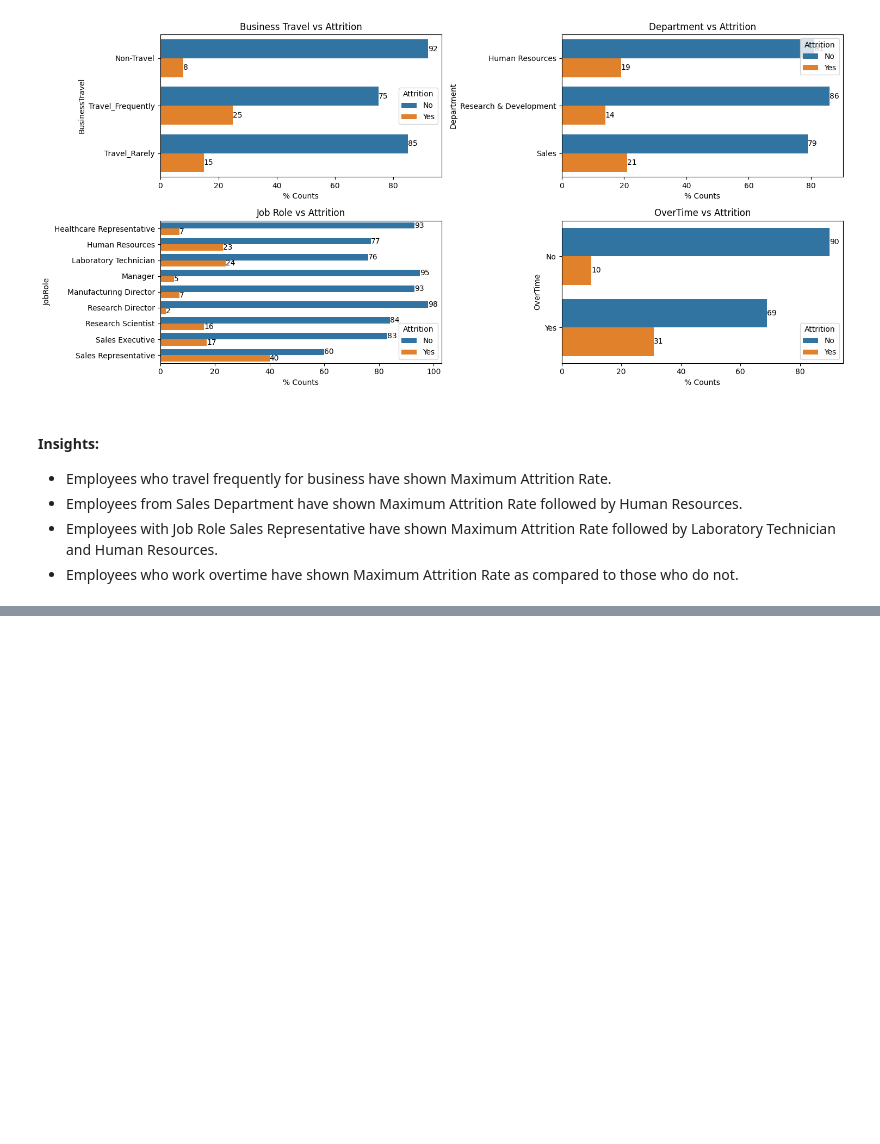
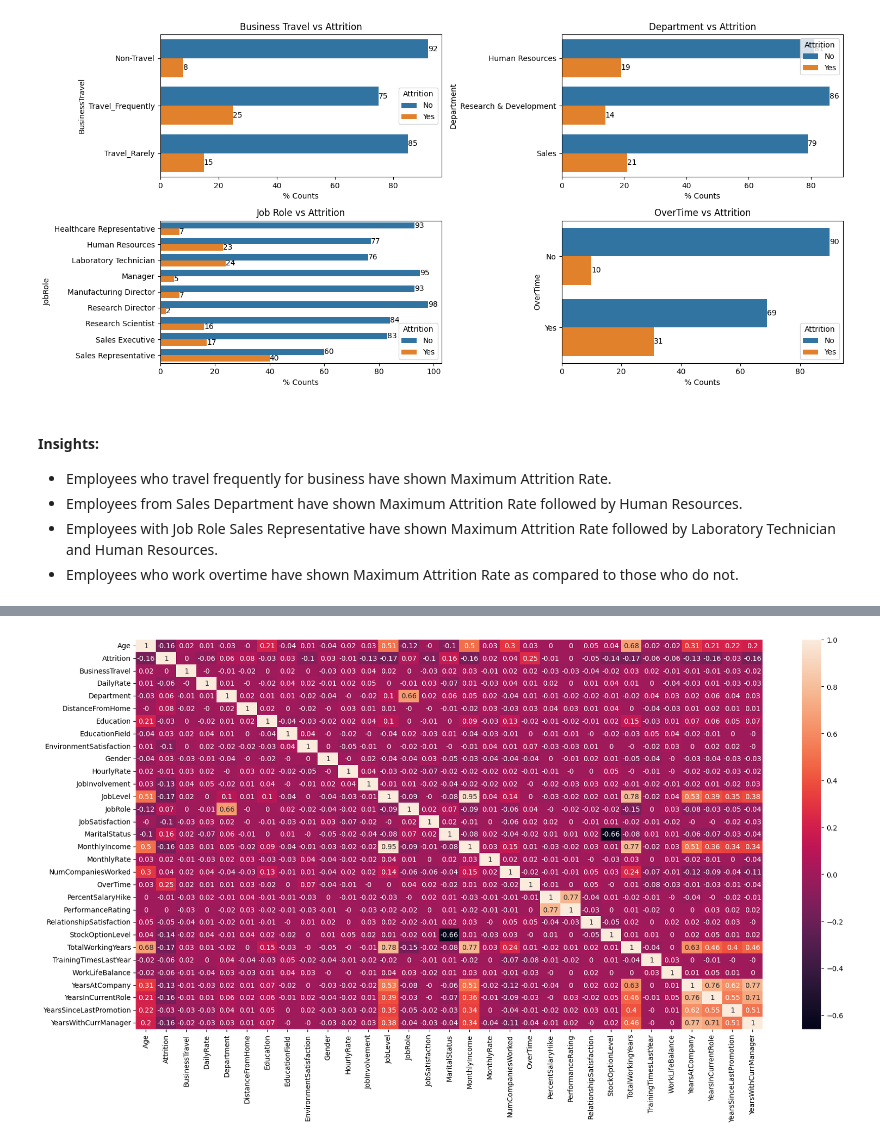
Before and after one commit to Akshay-Paunikar/IBM_Employee_Attrition_ML, a Jupyter notebook: notebook/IBM_Employee_Attrition_EDA.ipynb, the cells around one changed output, grey strips where cells are left out. Cells and saved outputs as stored; diff of their text form; code cells hidden in the pictures; blank space fills up the shorter version.

```diff
--- a/notebook/IBM_Employee_Attrition_EDA.ipynb
+++ b/notebook/IBM_Employee_Attrition_EDA.ipynb
@@ -892,0 +925,2 @@ plt.show()
+# %%
+new_data = data
@@ -892,0 +953,6 @@ plt.show()
+# %%
+plt.figure(figsize=(20,10))
+sns.heatmap(new_data.corr().round(2), annot=True)
+plt.show()
+# %% [output]
+[figure, added]
```
Also changed, not shown: parts of 8 cells of this notebook, 1 other file.
